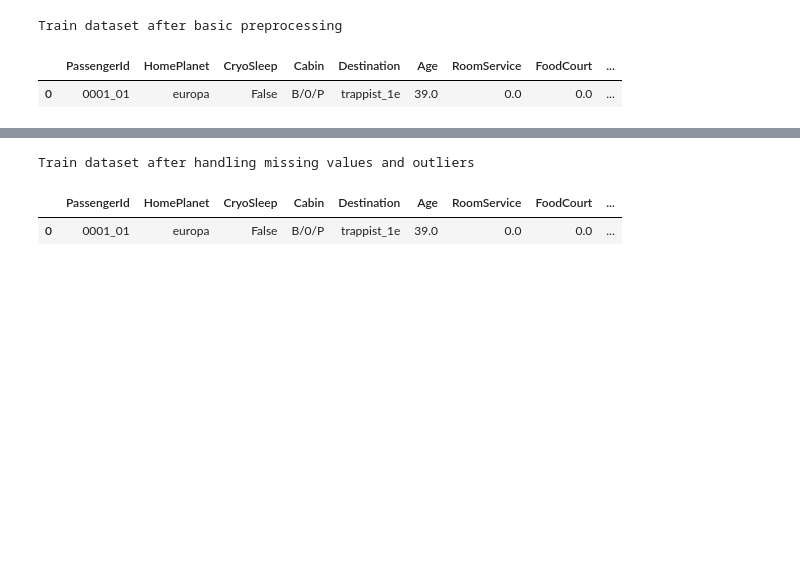
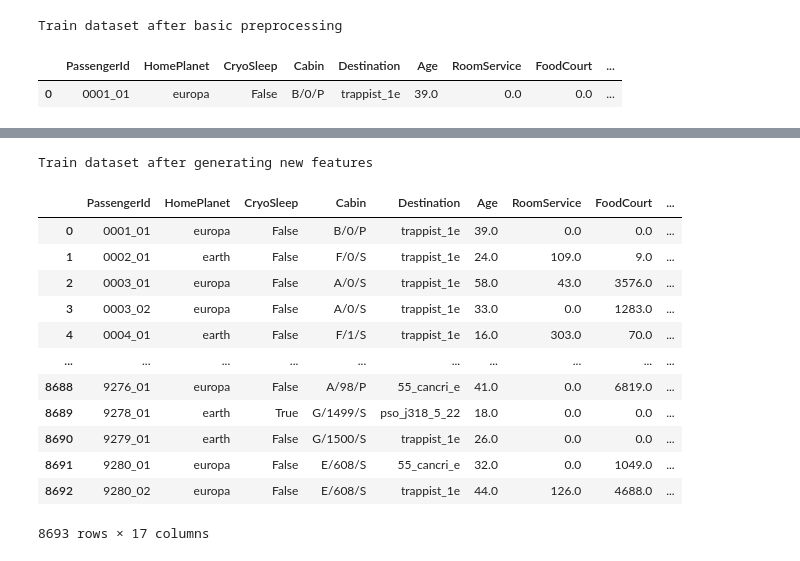
Before and after one commit to juaancabsou/hustle-kaggles, a Jupyter notebook: spaceship/notebook_wrangling.ipynb, the cells around one changed output, grey strips where cells are left out. Saved outputs shown, nothing was run; the diff lists cells and outputs as text; code cells hidden in the pictures; blank space fills up the shorter version.

Commit message:
K_Spaceship - Filling missing values

```diff
--- a/spaceship/notebook_wrangling.ipynb
+++ b/spaceship/notebook_wrangling.ipynb
@@ -85,6 +86,7 @@ Once this stage is completed, we can proceed with more in-depth data preprocessi
 # %%
 print('Train dataset after basic preprocessing')
 df_train = preprocess_dataset(train)
+df_test = preprocess_dataset(test)
 df_train.head(1)
 # %% [output]
 Train dataset after basic preprocessing
@@ -95,8 +111,22 @@ Train dataset after basic preprocessing
 # %%
-print('Train dataset after handling missing values and outliers')
-df_train = process_missing_values(df_train)
-df_train.head(1)
+print('Train dataset after generating new features')
+
+df_train = feature_engineering_it_1(df_train)
+df_test = feature_engineering_it_1(df_test)
+
+df_train
 # %% [output]
-Train dataset after handling missing values and outliers
+Train dataset after generating new features
 |  | PassengerId | HomePlanet | CryoSleep | Cabin | Destination | Age | RoomService | FoodCourt | ... |
 | 0 | 0001_01 | europa | False | B/0/P | trappist_1e | 39.0 | 0.0 | 0.0 | ... |
+| 1 | 0002_01 | earth | False | F/0/S | trappist_1e | 24.0 | 109.0 | 9.0 | ... |
+| 2 | 0003_01 | europa | False | A/0/S | trappist_1e | 58.0 | 43.0 | 3576.0 | ... |
+| 3 | 0003_02 | europa | False | A/0/S | trappist_1e | 33.0 | 0.0 | 1283.0 | ... |
+| 4 | 0004_01 | earth | False | F/1/S | trappist_1e | 16.0 | 303.0 | 70.0 | ... |
+| ... | ... | ... | ... | ... | ... | ... | ... | ... | ... |
+| 8688 | 9276_01 | europa | False | A/98/P | 55_cancri_e | 41.0 | 0.0 | 6819.0 | ... |
+| 8689 | 9278_01 | earth | True | G/1499/S | pso_j318_5_22 | 18.0 | 0.0 | 0.0 | ... |
+| 8690 | 9279_01 | earth | False | G/1500/S | trappist_1e | 26.0 | 0.0 | 0.0 | ... |
+| 8691 | 9280_01 | europa | False | E/608/S | 55_cancri_e | 32.0 | 0.0 | 1049.0 | ... |
+| 8692 | 9280_02 | europa | False | E/608/S | trappist_1e | 44.0 | 126.0 | 4688.0 | ... |
+8693 rows × 17 columns
```
Also changed, not shown: parts of 9 cells of this notebook, 1 other file.
